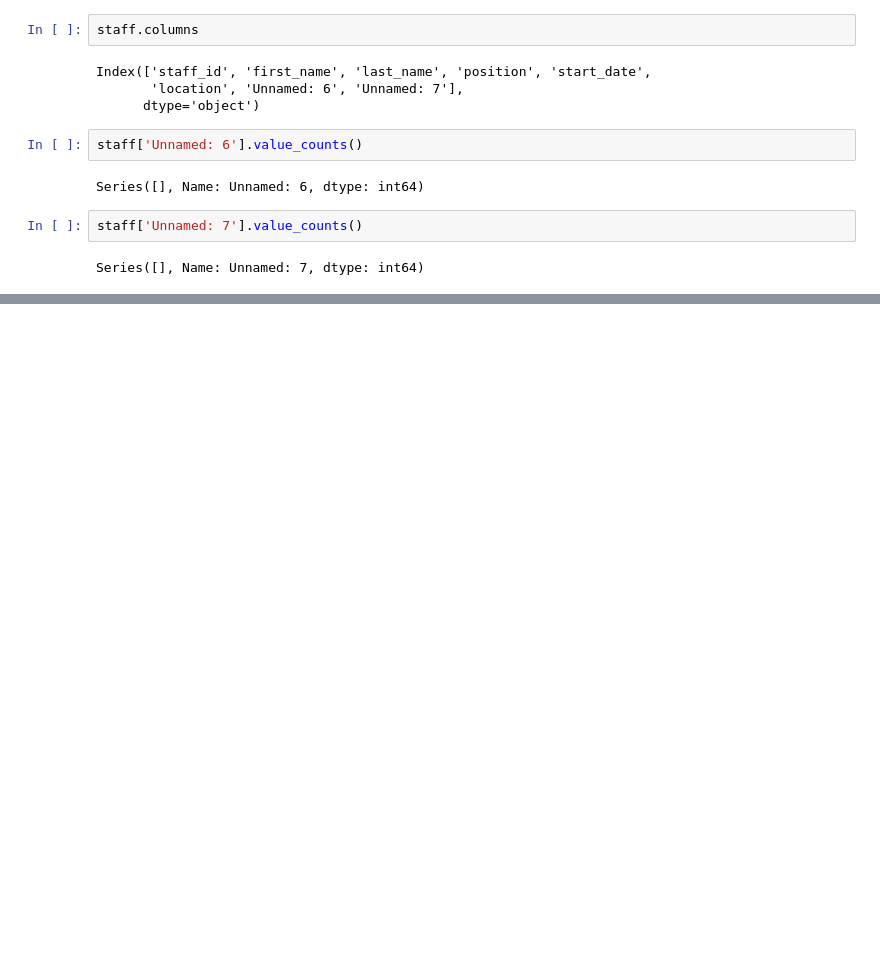
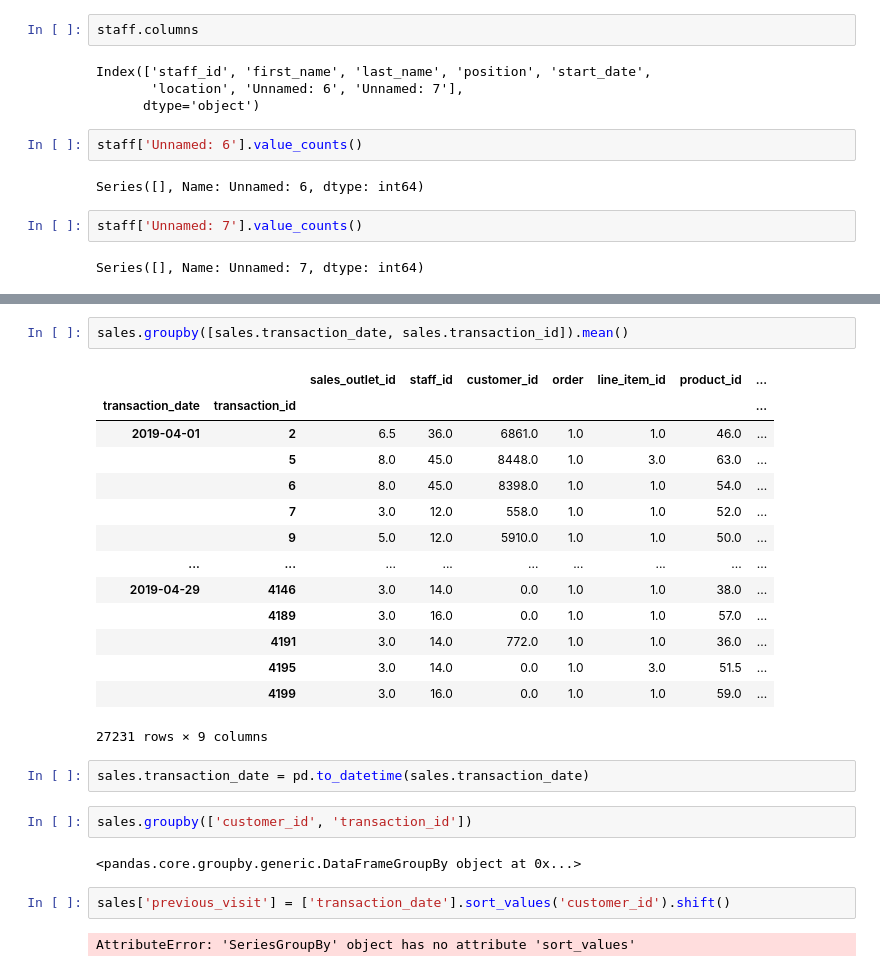
Before and after one commit to coffee-shop-analysis/coffee_project, a Jupyter notebook: acquire.ipynb, the cells around one changed output, grey strips where cells are left out. Saved outputs shown, nothing was run; the diff lists cells and outputs as text; blank space fills up the shorter version.

```diff
--- a/acquire.ipynb
+++ b/acquire.ipynb
@@ -342,0 +359,27 @@ Series([], Name: Unnamed: 7, dtype: int64)
+# %%
+sales.groupby([sales.transaction_date, sales.transaction_id]).mean()
+# %% [output]
+|  |  | sales_outlet_id | staff_id | customer_id | order | line_item_id | product_id | ... |
+| transaction_date | transaction_id |  |  |  |  |  |  | ... |
+| 2019-04-01 | 2 | 6.5 | 36.0 | 6861.0 | 1.0 | 1.0 | 46.0 | ... |
+|  | 5 | 8.0 | 45.0 | 8448.0 | 1.0 | 3.0 | 63.0 | ... |
+|  | 6 | 8.0 | 45.0 | 8398.0 | 1.0 | 1.0 | 54.0 | ... |
+|  | 7 | 3.0 | 12.0 | 558.0 | 1.0 | 1.0 | 52.0 | ... |
+|  | 9 | 5.0 | 12.0 | 5910.0 | 1.0 | 1.0 | 50.0 | ... |
+| ... | ... | ... | ... | ... | ... | ... | ... | ... |
+| 2019-04-29 | 4146 | 3.0 | 14.0 | 0.0 | 1.0 | 1.0 | 38.0 | ... |
+|  | 4189 | 3.0 | 16.0 | 0.0 | 1.0 | 1.0 | 57.0 | ... |
+|  | 4191 | 3.0 | 14.0 | 772.0 | 1.0 | 1.0 | 36.0 | ... |
+|  | 4195 | 3.0 | 14.0 | 0.0 | 1.0 | 3.0 | 51.5 | ... |
+|  | 4199 | 3.0 | 16.0 | 0.0 | 1.0 | 1.0 | 59.0 | ... |
+27231 rows × 9 columns
+# %%
+sales.transaction_date = pd.to_datetime(sales.transaction_date)
+# %%
+sales.groupby(['customer_id', 'transaction_id'])
+# %% [output]
+<pandas.core.groupby.generic.DataFrameGroupBy object at 0x...>
+# %%
+sales['previous_visit'] = ['transaction_date'].sort_values('customer_id').shift()
+# %% [output]
+AttributeError: 'SeriesGroupBy' object has no attribute 'sort_values'
```
Also changed, not shown: parts of 5 cells of this notebook.
